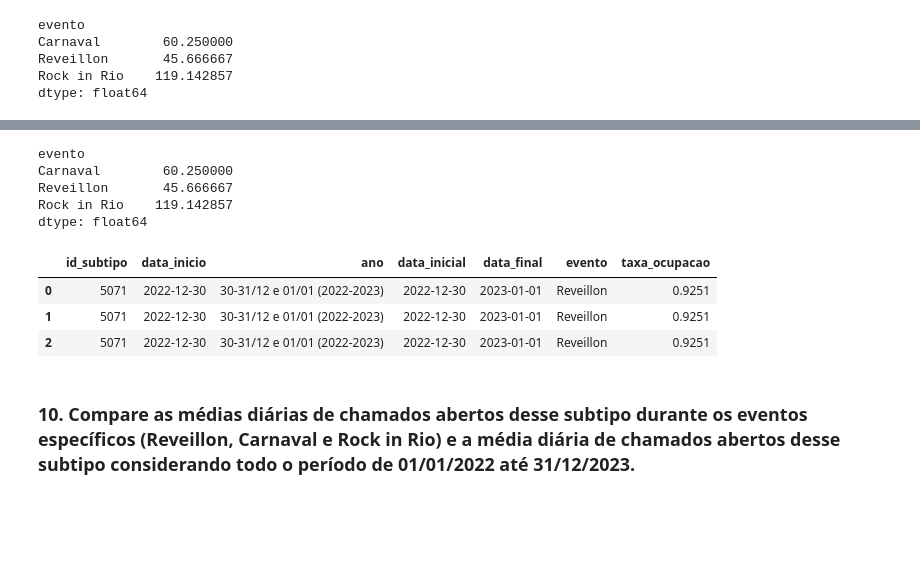
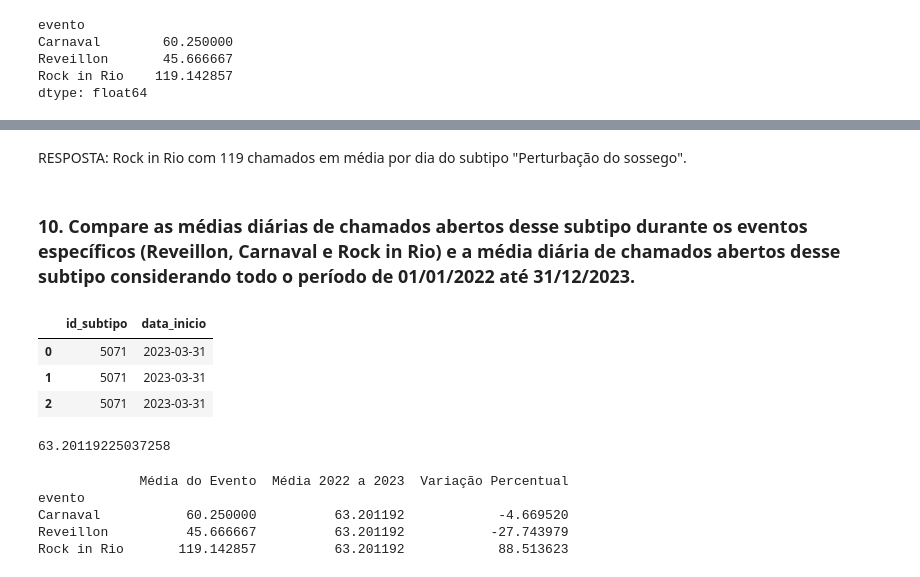
Before and after one commit to ermesonf/emd-desafio-junior-data-scientist, a Jupyter notebook: src/analise_python.ipynb, the cells around one changed output, grey strips where cells are left out. Saved outputs shown, nothing was run; the diff lists cells and outputs as text; code cells hidden in the pictures; blank space fills up the shorter version.

Commit message:
feat: finalizando Q10

```diff
--- a/src/analise_python.ipynb
+++ b/src/analise_python.ipynb
@@ -250,17 +214,40 @@ dtype: int64
-# %%
-df.groupby('evento').resample('D', on='data_inicio').size().loc[lambda x: x > 0].groupby('evento').mean()
-# %% [output]
-evento
-Carnaval        60.250000
-Reveillon       45.666667
-Rock in Rio    119.142857
-dtype: float64
-# %%
-df.head(3)
-# %% [output]
-|  | id_subtipo | data_inicio | ano | data_inicial | data_final | evento | taxa_ocupacao |
-| 0 | 5071 | 2022-12-30 | 30-31/12 e 01/01 (2022-2023) | 2022-12-30 | 2023-01-01 | Reveillon | 0.9251 |
-| 1 | 5071 | 2022-12-30 | 30-31/12 e 01/01 (2022-2023) | 2022-12-30 | 2023-01-01 | Reveillon | 0.9251 |
-| 2 | 5071 | 2022-12-30 | 30-31/12 e 01/01 (2022-2023) | 2022-12-30 | 2023-01-01 | Reveillon | 0.9251 |
+# %% [markdown]
+RESPOSTA: Rock in Rio com 119 chamados em média por dia do subtipo "Perturbação do sossego".
 # %% [markdown]
 ### 10. Compare as médias diárias de chamados abertos desse subtipo durante os eventos específicos (Reveillon, Carnaval e Rock in Rio) e a média diária de chamados abertos desse subtipo considerando todo o período de 01/01/2022 até 31/12/2023.
+# %%
+df_ch_2022_2023.head(3)
+# %% [output]
+|  | id_subtipo | data_inicio |
+| 0 | 5071 | 2023-03-31 |
+| 1 | 5071 | 2023-03-31 |
+| 2 | 5071 | 2023-03-31 |
+# %%
+# df_ch_2022_2023.resample('D', on='data_inicio').size().mean()
+# df.groupby(pd.Grouper(key='data_inicio', freq='D')).mean()
+# medias = len(df_ch_2022_2023) / len(df_ch_2022_2023['data_inicio'].unique())
+# medias
+len(df_ch_2022_2023) / df_ch_2022_2023['data_inicio'].nunique()
+# %% [output]
+63.20119225037258
+# %%
+# Calculando a média diária de chamados por evento
+media_eventos = df.groupby(['evento', pd.Grouper(key='data_inicio', freq='D')]).size().groupby('evento').mean()
+
+# Calculando a média diária de chamados dos anos 2022 e 2023
+media_2022_2023 = len(df_ch_2022_2023) / df_ch_2022_2023['data_inicio'].nunique()
+
+# Criando a tabela de comparação
+tabela_comparacao = pd.DataFrame({
+    'Média do Evento': media_eventos,
+    'Média 2022 a 2023': media_2022_2023,
+    'Variação Percentual': (media_eventos / media_2022_2023 - 1) * 100
+})
+
+print(tabela_comparacao)
+# %% [output]
+             Média do Evento  Média 2022 a 2023  Variação Percentual
+evento
+Carnaval           60.250000          63.201192            -4.669520
+Reveillon          45.666667          63.201192           -27.743979
+Rock in Rio       119.142857          63.201192            88.513623
```
Also changed, not shown: parts of 14 cells of this notebook, 3 other files.
